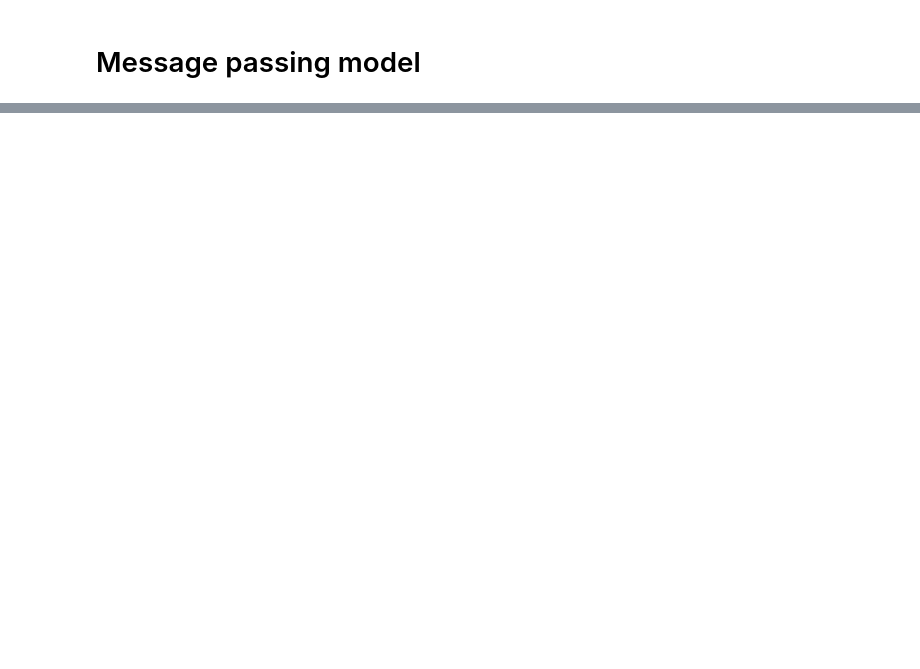
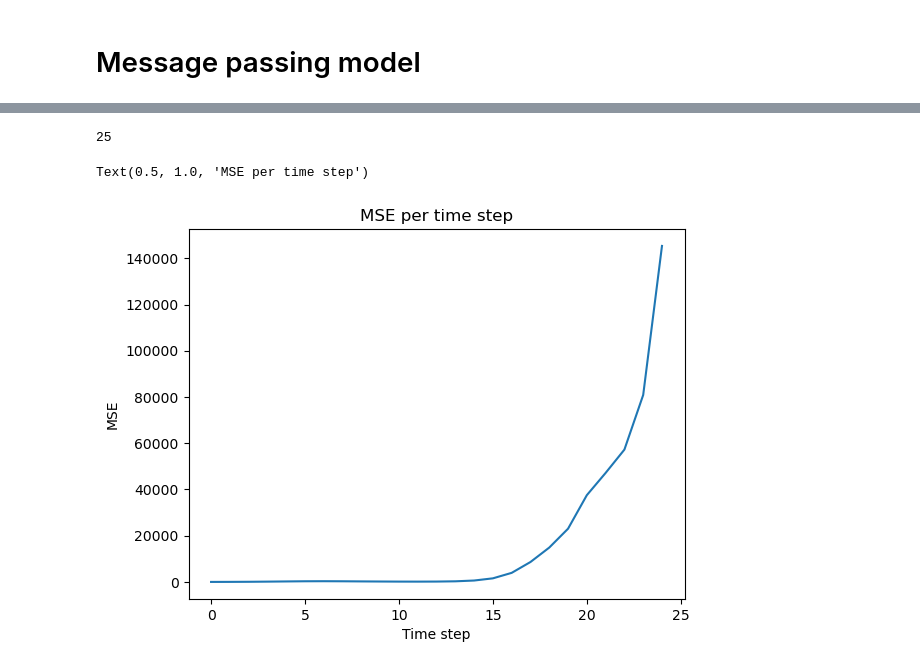
Before and after one commit to AlexiaALLAL/aneurysm_project, a Jupyter notebook: demo.ipynb, the cells around one changed output, grey strips where cells are left out. Cells and saved outputs as stored; diff of their text form; code cells hidden in the pictures; blank space fills up the shorter version.

Commit message:
GNNPredictor
A simple model using t to predict t+1.
Works okay for a few steps but error accumulates...

```diff
--- a/demo.ipynb
+++ b/demo.ipynb
@@ -236,11 +216,13 @@ def build_data():
                 meshes[time_step-1].point_data['Vitesse'],
                 meshes[time_step-1].point_data['Pression'].reshape(-1, 1)
             ]) # Shape: (num_nodes, 7)
+            node_features_1 = torch.tensor(node_features_1, dtype=torch.float)
             node_features = np.hstack([
                 meshes[time_step].points,
                 meshes[time_step].point_data['Vitesse'],
                 meshes[time_step].point_data['Pression'].reshape(-1, 1)
             ]) # Shape: (num_nodes, 7)
+            node_features = torch.tensor(node_features, dtype=torch.float)
 
             # Create PyTorch Geometric data object
             graph_data_1 = Data(x=node_features_1, edge_index=edge_index, edge_attr=edge_attr)
@@ -373,0 +301,22 @@ for epoch in range(num_epochs):
+# %%
+dataset = [
+    (data['features'][i], data['target'][i])
+    for i in range(100) # use only the first 100 time steps
+    # for i in range(len(data['features']))
+]
+
+# Create a DataLoader with batch support
+batch_size = 16
+loader = DataLoader(dataset, batch_size=batch_size, shuffle=True)
+
+# Instantiate Model and Optimizer
+model = GNNPredictor()
+optimizer = torch.optim.Adam(model.parameters(), lr=0.01)
+# %%
+# Train the model
+train(model, loader, optimizer, epochs=100)
+
+# Save model
+torch.save(model.state_dict(), "gnn_model.pth")
+
+print("Training complete!")
@@ -373,0 +358,7 @@ for epoch in range(num_epochs):
+# %%
+# load model from gnn_model.pth file
+model = GNNPredictor()
+model.load_state_dict(torch.load("gnn_model.pth"))
+xdmf_path = osp.join(os.getcwd(), "4Students_AnXplore03", "AllFields_Resultats_MESH_219.xdmf")
+meshes = xdmf_to_meshes(xdmf_path)
+total_error, list_errors = test_model(model, meshes)
@@ -373,0 +389,11 @@ for epoch in range(num_epochs):
+# %%
+errors = list_errors[:25]
+print(len(errors))
+plt.plot(errors)
+plt.xlabel("Time step")
+plt.ylabel("MSE")
+plt.title("MSE per time step")
+# %% [output]
+25
+Text(0.5, 1.0, 'MSE per time step')
+[figure, added]
```
Also changed, not shown: parts of 12 cells of this notebook, 1 other file.
